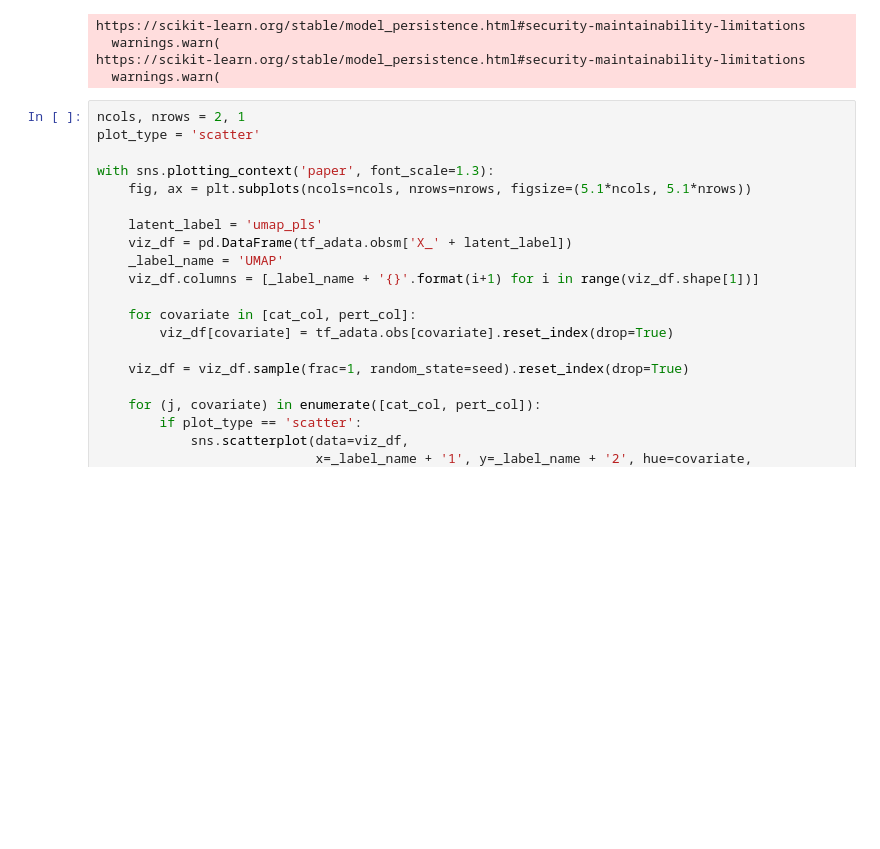
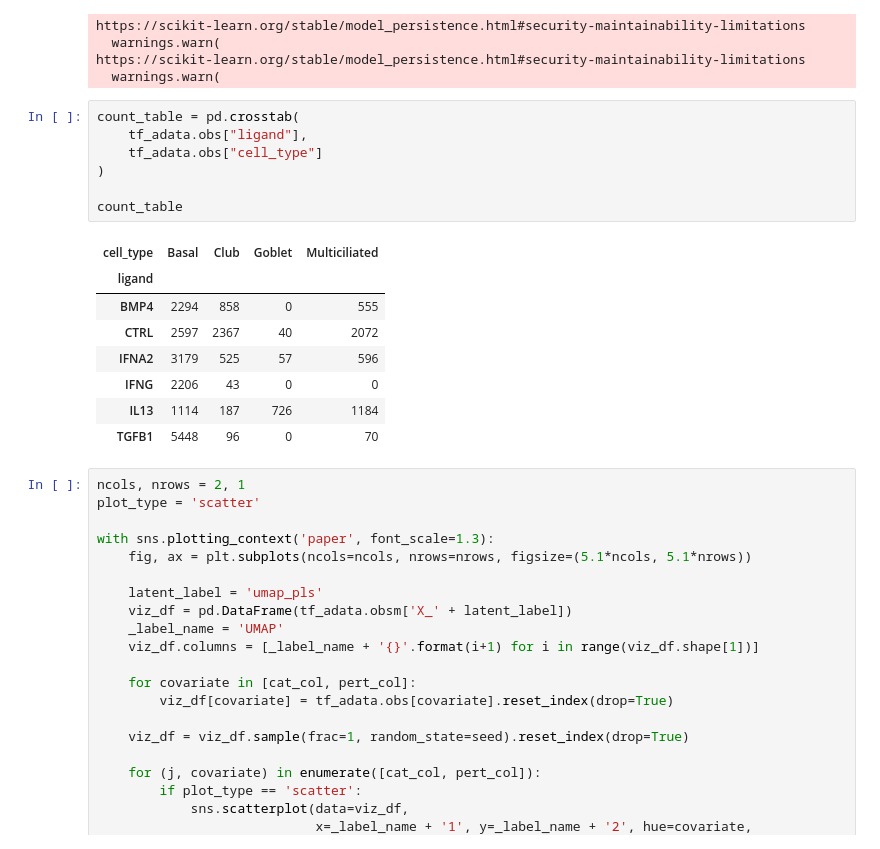
Before and after one commit to hmbaghdassarian/scLEMBAS, a Jupyter notebook: notebooks/McCauley_2024/04_Embed_TF_Activity.ipynb, the cells around one changed output. Drawn from its saved outputs; the diff is of its cells as text; blank space fills up the shorter version.

```diff
--- a/notebooks/McCauley_2024/04_Embed_TF_Activity.ipynb
+++ b/notebooks/McCauley_2024/04_Embed_TF_Activity.ipynb
@@ -345,6 +345,22 @@ https://scikit-learn.org/stable/model_persistence.html#security-maintainability-
   warnings.warn(
 https://scikit-learn.org/stable/model_persistence.html#security-maintainability-limitations
   warnings.warn(
+# %%
+count_table = pd.crosstab(
+    tf_adata.obs["ligand"],
+    tf_adata.obs["cell_type"]
+)
+
+count_table
+# %% [output]
+| cell_type | Basal | Club | Goblet | Multiciliated |
+| ligand |  |  |  |  |
+| BMP4 | 2294 | 858 | 0 | 555 |
+| CTRL | 2597 | 2367 | 40 | 2072 |
+| IFNA2 | 3179 | 525 | 57 | 596 |
+| IFNG | 2206 | 43 | 0 | 0 |
+| IL13 | 1114 | 187 | 726 | 1184 |
+| TGFB1 | 5448 | 96 | 0 | 70 |
 # %%
 ncols, nrows = 2, 1
 plot_type = 'scatter'
```
Also changed, not shown: 5 other files.
